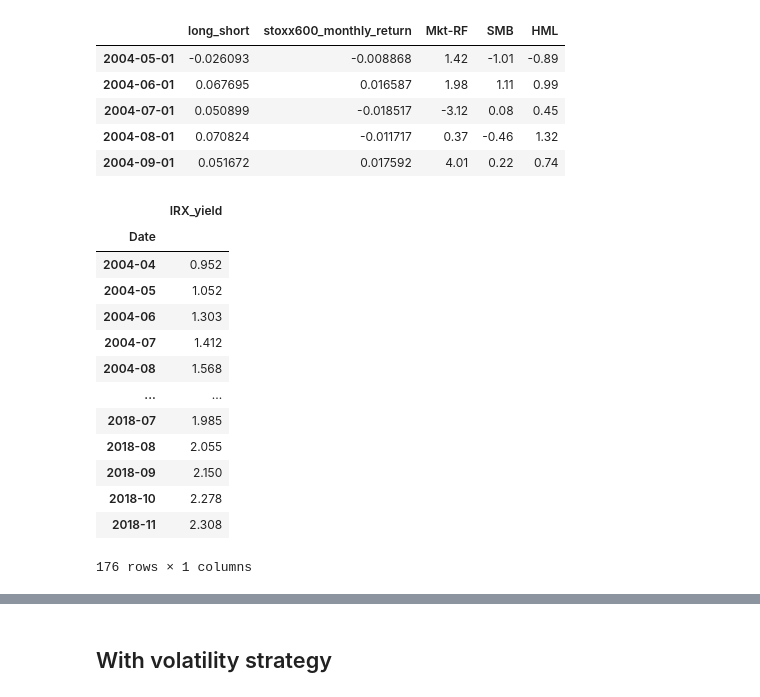
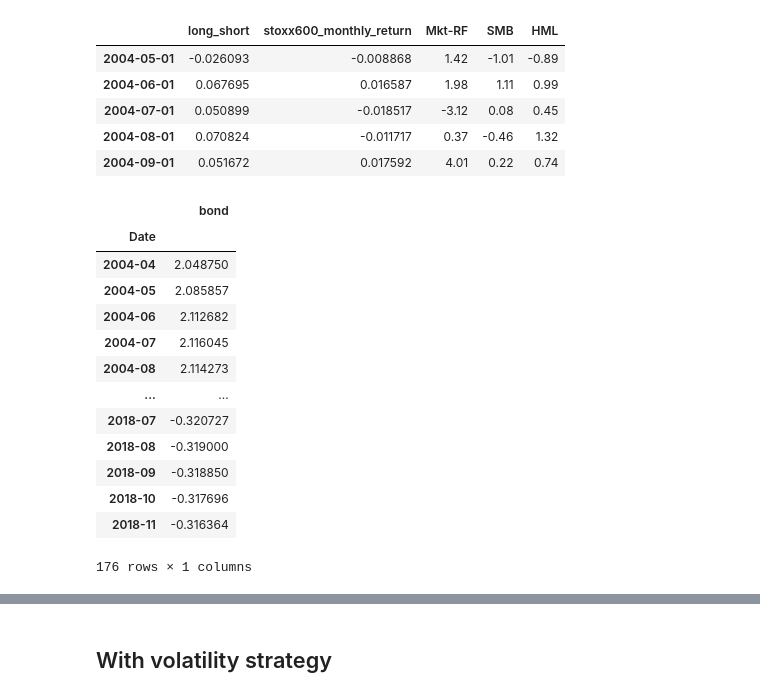
Before and after one commit to keitaVigano/skewness-enhanced-momentum_STOXX600, a Jupyter notebook: analysis.ipynb, the cells around one changed output, grey strips where cells are left out. Saved outputs shown, nothing was run; the diff lists cells and outputs as text; code cells hidden in the pictures.

Commit message:
notebook and german bund

```diff
--- a/analysis.ipynb
+++ b/analysis.ipynb
@@ -828,22 +795,22 @@ df_big.head()
 | 2004-08-01 | 0.070824 | -0.011717 | 0.37 | -0.46 | 1.32 |
 | 2004-09-01 | 0.051672 | 0.017592 | 4.01 | 0.22 | 0.74 |
 # %%
-df_irx = pd.read_csv("irx_yield_2004_2018.csv", index_col = "Date")
-df_irx.index = pd.PeriodIndex(df_irx.index, freq='M')
-df_irx
+df_bond = pd.read_csv("Germany_3Month_Bond.csv", index_col = "Date")
+df_bond.index = pd.PeriodIndex(df_bond.index, freq='M')
+df_bond
 # %% [output]
-|  | IRX_yield |
+|  | bond |
 | Date |  |
-| 2004-04 | 0.952 |
-| 2004-05 | 1.052 |
-| 2004-06 | 1.303 |
-| 2004-07 | 1.412 |
-| 2004-08 | 1.568 |
+| 2004-04 | 2.048750 |
+| 2004-05 | 2.085857 |
+| 2004-06 | 2.112682 |
+| 2004-07 | 2.116045 |
+| 2004-08 | 2.114273 |
 | ... | ... |
-| 2018-07 | 1.985 |
-| 2018-08 | 2.055 |
-| 2018-09 | 2.150 |
-| 2018-10 | 2.278 |
-| 2018-11 | 2.308 |
+| 2018-07 | -0.320727 |
+| 2018-08 | -0.319000 |
+| 2018-09 | -0.318850 |
+| 2018-10 | -0.317696 |
+| 2018-11 | -0.316364 |
 176 rows × 1 columns
 # %%
```
Also changed, not shown: parts of 61 cells of this notebook, 2 other files.
